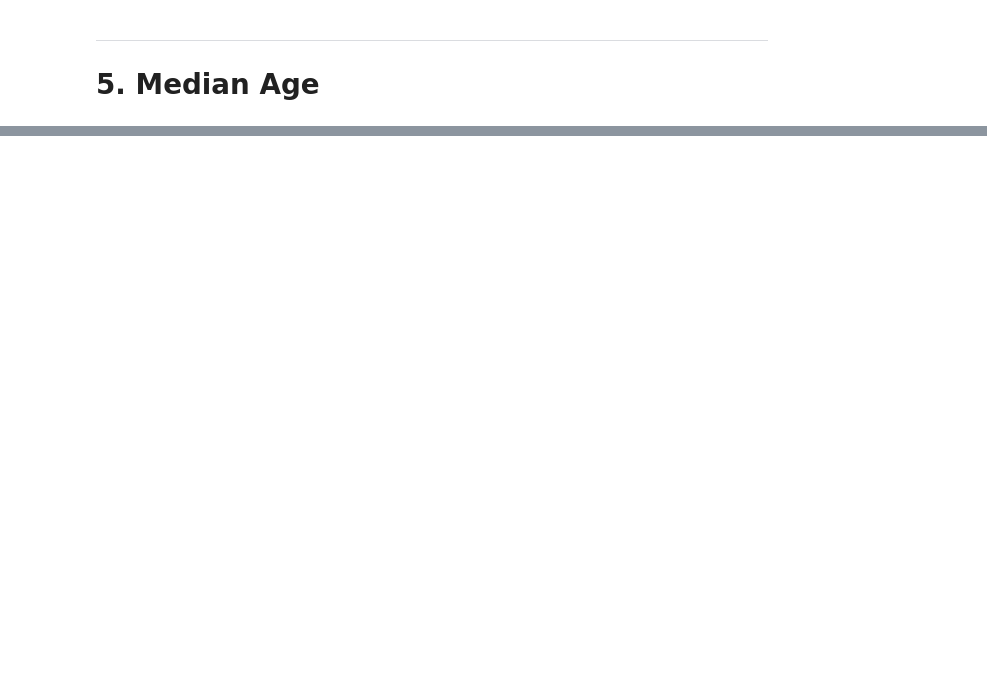
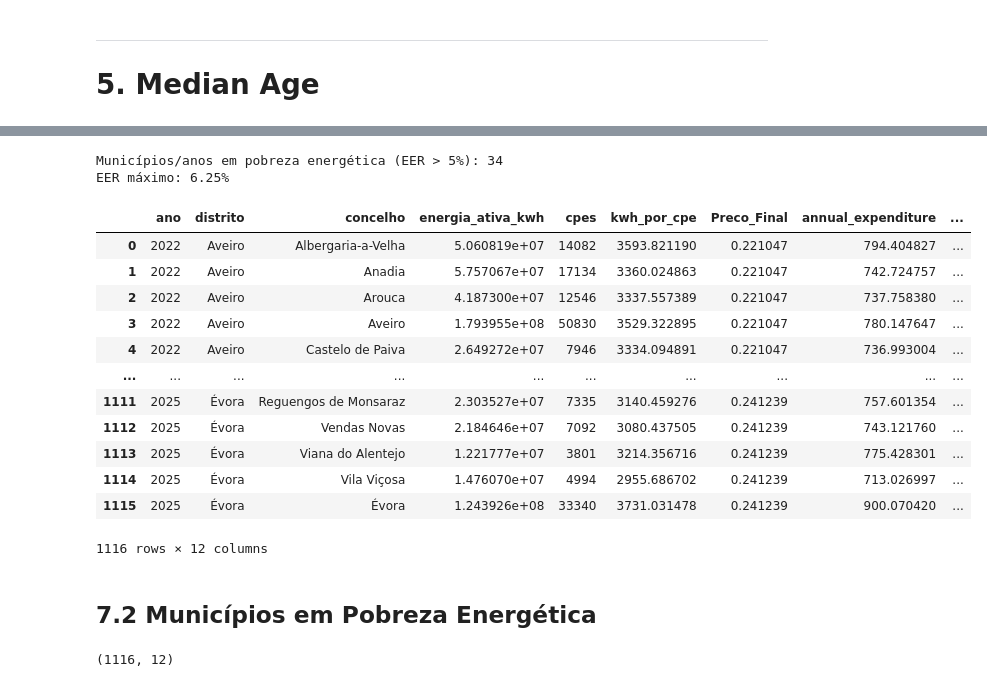
Before and after one commit to Allcaide/energy-poverty, a Jupyter notebook: Data_treatment/data_ingestion.ipynb, the cells around one changed output, grey strips where cells are left out. Saved outputs shown, nothing was run; the diff lists cells and outputs as text; code cells hidden in the pictures; blank space fills up the shorter version.

```diff
--- a/Data_treatment/data_ingestion.ipynb
+++ b/Data_treatment/data_ingestion.ipynb
@@ -538,6 +488,3 @@ clean_prices_df_da
-# %%
-df_energy_prices = clean_prices_df_da.copy()
-df_energy_prices.to_parquet(DATA_DIR / "energy_prices.parquet")
 # %% [markdown]
 ---
 # 4. Energy Efficiency (Madalena)
@@ -803,0 +917,15 @@ print(f"df_energy_expenditure         : {df_energy_expenditure.shape}  — Gasto
+# %%
+# Juntar o consumo com o preço da eletricidade para calcular o gasto anual por CPE
+df_energy_expenditure = df_energy_household.merge(
+    df_energy_prices[["Ano", "Preco_Final"]],
+    left_on="ano",
+    right_on="Ano",
+    how="left"
+).drop(columns=["Ano"])
+
+df_energy_expenditure["annual_expenditure"] = (
+    df_energy_expenditure["kwh_por_cpe"] * df_energy_expenditure["Preco_Final"]
+)
+
+print(f"NaN em annual_expenditure: {df_energy_expenditure['annual_expenditure'].isna().sum()}")
+df_energy_expenditure.head()
@@ -803,0 +983,13 @@ print(f"df_energy_expenditure         : {df_energy_expenditure.shape}  — Gasto
+# %%
+# Fazer o join entre o gasto energético e o rendimento por município e ano
+# A chave é concelho_limpo (energia) = municipio_limpo (income) e ano = year
+df_energyVSincome = df_energy_expenditure.merge(
+    df_household_income[["municipio_limpo", "year", "income"]],
+    left_on=["concelho_limpo", "ano"],
+    right_on=["municipio_limpo", "year"],
+    how="left"
+).drop(columns=["municipio_limpo", "year"])
+
+print(f"Shape: {df_energyVSincome.shape}")
+print(f"Municípios sem rendimento correspondente: {df_energyVSincome['income'].isna().sum()}")
+df_energyVSincome.head()
@@ -803,0 +1005,34 @@ print(f"df_energy_expenditure         : {df_energy_expenditure.shape}  — Gasto
+# %%
+# Calcular o Energy Expenditure Ratio e o flag de pobreza energética
+df_energyVSincome["energy_expenditure_ratio"] = (
+    df_energyVSincome["annual_expenditure"] / df_energyVSincome["income"]
+) * 100
+
+# Classificar como pobreza energética se EER > 5%
+df_energyVSincome["energy_poverty"] = (df_energyVSincome["energy_expenditure_ratio"] > 5).astype(int)
+
+print(f"Municípios/anos em pobreza energética (EER > 5%): {df_energyVSincome['energy_poverty'].sum()}")
+print(f"EER máximo: {df_energyVSincome['energy_expenditure_ratio'].max():.2f}%")
+df_energyVSincome
+# %% [output]
+Municípios/anos em pobreza energética (EER > 5%): 34
+EER máximo: 6.25%
+|  | ano | distrito | concelho | energia_ativa_kwh | cpes | kwh_por_cpe | Preco_Final | annual_expenditure | ... |
+| 0 | 2022 | Aveiro | Albergaria-a-Velha | 5.060819e+07 | 14082 | 3593.821190 | 0.221047 | 794.404827 | ... |
+| 1 | 2022 | Aveiro | Anadia | 5.757067e+07 | 17134 | 3360.024863 | 0.221047 | 742.724757 | ... |
+| 2 | 2022 | Aveiro | Arouca | 4.187300e+07 | 12546 | 3337.557389 | 0.221047 | 737.758380 | ... |
+| 3 | 2022 | Aveiro | Aveiro | 1.793955e+08 | 50830 | 3529.322895 | 0.221047 | 780.147647 | ... |
+| 4 | 2022 | Aveiro | Castelo de Paiva | 2.649272e+07 | 7946 | 3334.094891 | 0.221047 | 736.993004 | ... |
+| ... | ... | ... | ... | ... | ... | ... | ... | ... | ... |
+| 1111 | 2025 | Évora | Reguengos de Monsaraz | 2.303527e+07 | 7335 | 3140.459276 | 0.241239 | 757.601354 | ... |
+| 1112 | 2025 | Évora | Vendas Novas | 2.184646e+07 | 7092 | 3080.437505 | 0.241239 | 743.121760 | ... |
+| 1113 | 2025 | Évora | Viana do Alentejo | 1.221777e+07 | 3801 | 3214.356716 | 0.241239 | 775.428301 | ... |
+| 1114 | 2025 | Évora | Vila Viçosa | 1.476070e+07 | 4994 | 2955.686702 | 0.241239 | 713.026997 | ... |
+| 1115 | 2025 | Évora | Évora | 1.243926e+08 | 33340 | 3731.031478 | 0.241239 | 900.070420 | ... |
+1116 rows × 12 columns
+# %% [markdown]
+## 7.2 Municípios em Pobreza Energética
+# %%
+df_energyVSincome.shape
+# %% [output]
+(1116, 12)
```
Also changed, not shown: parts of 150 cells of this notebook, 46 other files.
